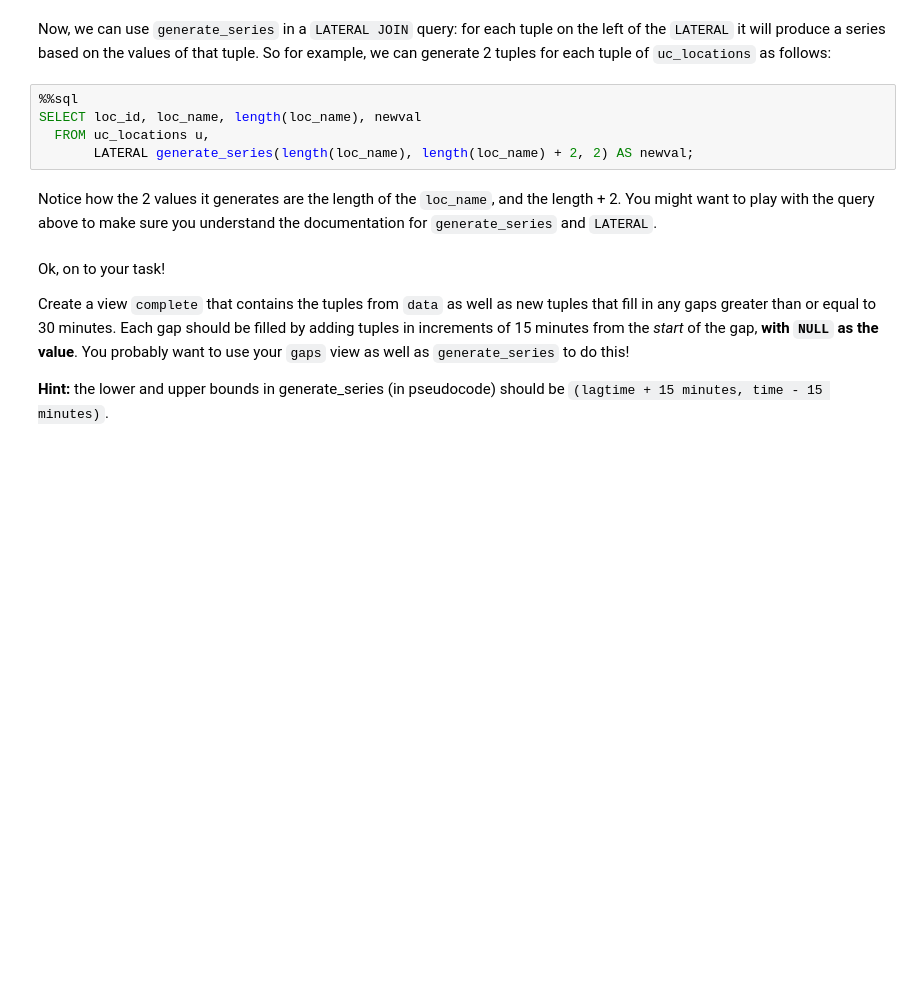
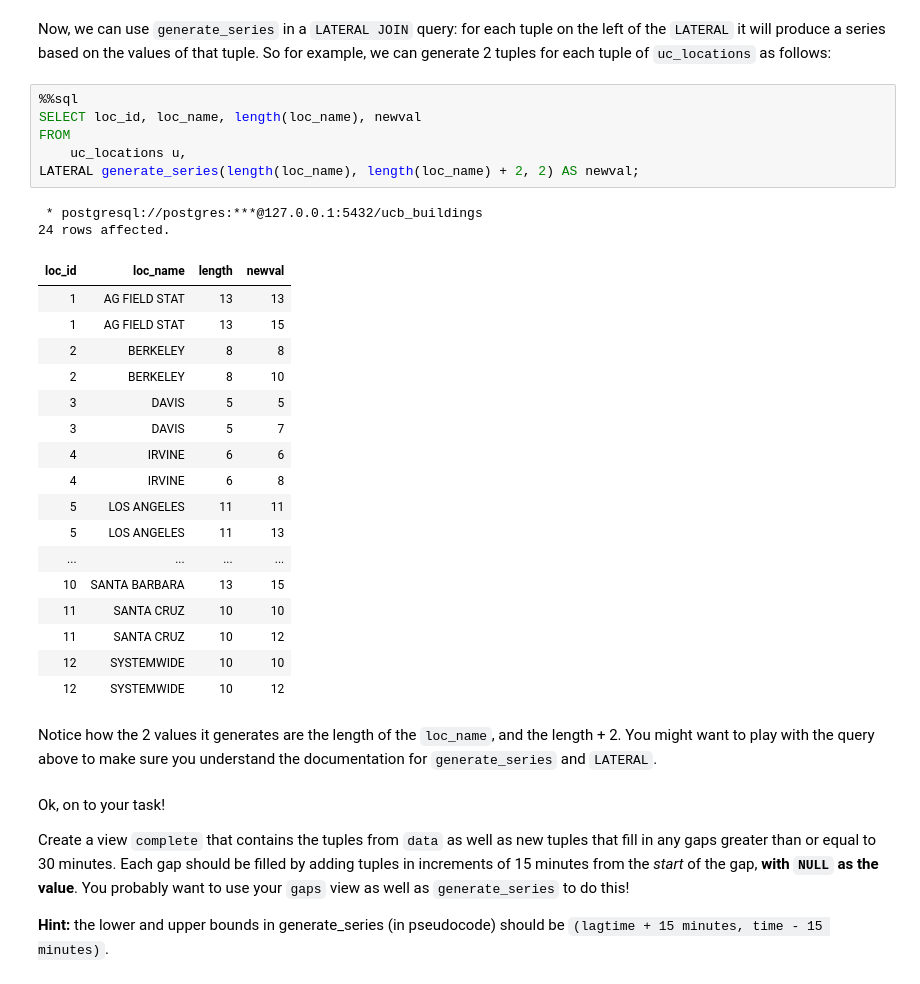
Before and after one commit to nhatanhcd2169/data101-fa22, a Jupyter notebook: proj/proj3/proj3.ipynb, the cells around one changed output. Saved outputs shown, nothing was run; the diff lists cells and outputs as text; blank space fills up the shorter version.

```diff
--- a/proj/proj3/proj3.ipynb
+++ b/proj/proj3/proj3.ipynb
@@ -561,8 +752,29 @@ Now, we can use `generate_series` in a `LATERAL JOIN` query: for each tuple on t
 # %%
 %%sql
 SELECT loc_id, loc_name, length(loc_name), newval
-  FROM uc_locations u,
-       LATERAL generate_series(length(loc_name), length(loc_name) + 2, 2) AS newval;
+FROM
+    uc_locations u,
+LATERAL generate_series(length(loc_name), length(loc_name) + 2, 2) AS newval;
+# %% [output]
+ * postgresql://postgres:***@127.0.0.1:5432/ucb_buildings
+24 rows affected.
+| loc_id | loc_name | length | newval |
+| 1 | AG FIELD STAT | 13 | 13 |
+| 1 | AG FIELD STAT | 13 | 15 |
+| 2 | BERKELEY | 8 | 8 |
+| 2 | BERKELEY | 8 | 10 |
+| 3 | DAVIS | 5 | 5 |
+| 3 | DAVIS | 5 | 7 |
+| 4 | IRVINE | 6 | 6 |
+| 4 | IRVINE | 6 | 8 |
+| 5 | LOS ANGELES | 11 | 11 |
+| 5 | LOS ANGELES | 11 | 13 |
+| ... | ... | ... | ... |
+| 10 | SANTA BARBARA | 13 | 15 |
+| 11 | SANTA CRUZ | 10 | 10 |
+| 11 | SANTA CRUZ | 10 | 12 |
+| 12 | SYSTEMWIDE | 10 | 10 |
+| 12 | SYSTEMWIDE | 10 | 12 |
 # %% [markdown]
 Notice how the 2 values it generates are the length of the `loc_name`, and the length + 2. You might want to play with the query above to make sure you understand the documentation for `generate_series` and `LATERAL`.
 # %% [markdown]
```
Also changed, not shown: parts of 30 cells of this notebook.
